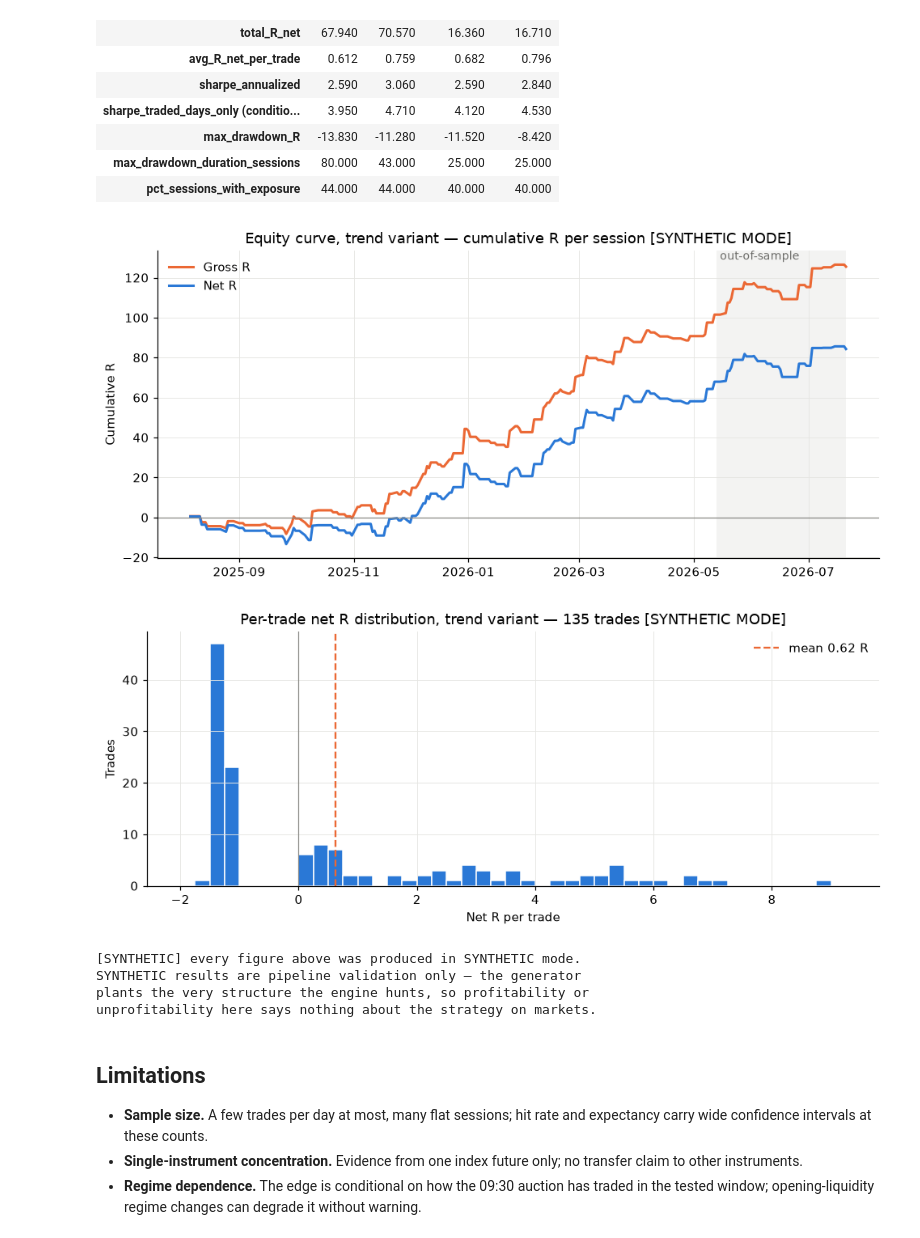
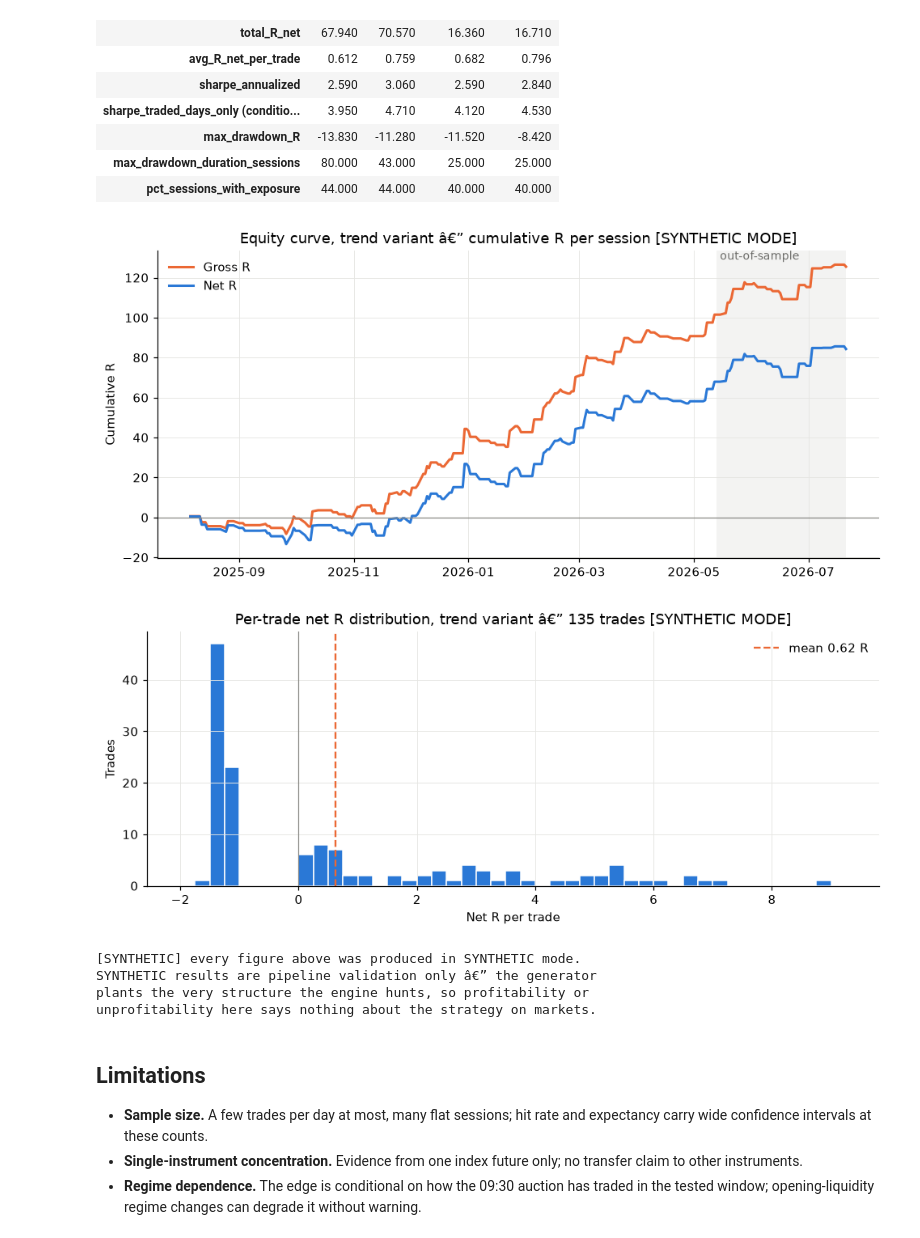
Before and after one commit to KalyangoJovan/driips-backtester, a Jupyter notebook: notebooks/backtest.ipynb, the cells around one changed output. Cells and saved outputs as stored; diff of their text form; code cells hidden in the pictures.

```diff
--- a/notebooks/backtest.ipynb
+++ b/notebooks/backtest.ipynb
@@ -47,7 +47,7 @@ if df is not None:
     mode_note = "vendor 1-minute export(s) found in data/"
 else:
     MODE = "SYNTHETIC"
-    mode_note = (f"no CSVs in data/ — generated {SYNTH_DAYS} deterministic "
+    mode_note = (f"no CSVs in data/ â€” generated {SYNTH_DAYS} deterministic "
                  f"sessions (seed={SYNTH_SEED}); pipeline validation only, "
                  "NOT a performance claim")
     df = make_synthetic(days=SYNTH_DAYS, seed=SYNTH_SEED)
@@ -57,6 +57,6 @@ print("=" * 68)
 print(f"MODE: {MODE}  ({mode_note})")
 print("=" * 68)
 print(f"bars: {len(df):,}   sessions: {len(sessions_all)}   "
-      f"range: {sessions_all[0].date()} → {sessions_all[-1].date()}")
+      f"range: {sessions_all[0].date()} â†’ {sessions_all[-1].date()}")
 # %% [output]
 ====================================================================
@@ -120,29 +120,29 @@ the traded-days-only Sharpe is CONDITIONAL and shown second.
 | max_drawdown_duration_sessions | 80.000 | 43.000 | 25.000 | 25.000 |
 | pct_sessions_with_exposure | 44.000 | 44.000 | 40.000 | 40.000 |
 # %%
-# Equity curve — trend-continuation variant (validated configuration),
+# Equity curve â€” trend-continuation variant (validated configuration),
 # cumulative R per session over the FULL period, gross and net.
 t_full = pd.concat([frames[("trend", "IS")], frames[("trend", "OOS")]],
                    ignore_index=True)
 eq_net = session_returns(t_full, sessions_all, "r").cumsum()
 eq_gross = session_returns(t_full, sessions_all, "r_gross").cumsum()
 
 fig, ax = plt.subplots(figsize=(9, 4.2))
 ax.plot(eq_gross.index, eq_gross.values, color=C_GROSS, lw=2, label="Gross R")
 ax.plot(eq_net.index, eq_net.values, color=C_NET, lw=2, label="Net R")
 ax.axvspan(oos_start, sessions_all[-1], color="#8a8a86", alpha=0.10, lw=0)
 ax.axhline(0, color="#8a8a86", lw=0.8)
 ax.text(oos_start, ax.get_ylim()[1], " out-of-sample", va="top",
         color="#6b6b68", fontsize=9)
-ax.set_title(f"Equity curve, trend variant — cumulative R per session "
+ax.set_title(f"Equity curve, trend variant â€” cumulative R per session "
              f"[{MODE} MODE]")
 ax.set_ylabel("Cumulative R")
 ax.legend(frameon=False, loc="upper left")
 plt.tight_layout(); plt.show()
 # %% [output]
-[figure, old version]
+[figure, new version]
 # %%
-# Per-trade R distribution (net, after costs) — trend variant, full period.
+# Per-trade R distribution (net, after costs) â€” trend variant, full period.
 fig, ax = plt.subplots(figsize=(9, 3.8))
 r = t_full["r"]
 bins = np.arange(np.floor(r.min() * 2) / 2, np.ceil(r.max() * 2) / 2 + 0.5, 0.25)
@@ -150,7 +150,7 @@ ax.hist(r, bins=bins, color=C_NET, edgecolor="white", linewidth=1)
 ax.axvline(0, color="#8a8a86", lw=0.8)
 ax.axvline(r.mean(), color=C_GROSS, lw=1.5, ls="--",
            label=f"mean {r.mean():.2f} R")
-ax.set_title(f"Per-trade net R distribution, trend variant — "
+ax.set_title(f"Per-trade net R distribution, trend variant â€” "
              f"{len(r)} trades [{MODE} MODE]")
 ax.set_xlabel("Net R per trade"); ax.set_ylabel("Trades")
 ax.legend(frameon=False)
@@ -158,13 +158,13 @@ plt.tight_layout(); plt.show()
 
 print(f"[{MODE}] every figure above was produced in {MODE} mode.")
 if MODE == "SYNTHETIC":
-    print("SYNTHETIC results are pipeline validation only — the generator")
+    print("SYNTHETIC results are pipeline validation only â€” the generator")
     print("plants the very structure the engine hunts, so profitability or")
     print("unprofitability here says nothing about the strategy on markets.")
 # %% [output]
-[figure, old version]
+[figure, new version]
 [SYNTHETIC] every figure above was produced in SYNTHETIC mode.
-SYNTHETIC results are pipeline validation only — the generator
+SYNTHETIC results are pipeline validation only â€” the generator
 plants the very structure the engine hunts, so profitability or
 unprofitability here says nothing about the strategy on markets.
 # %% [markdown]
```
Also changed, not shown: parts of 3 cells of this notebook.
